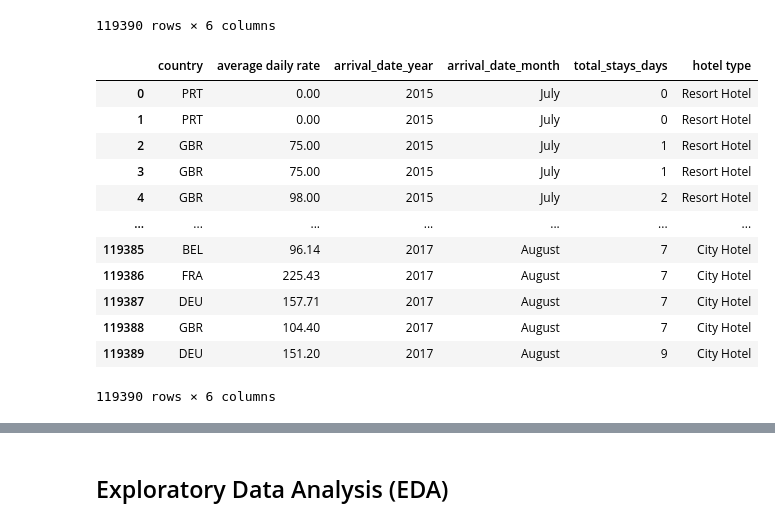
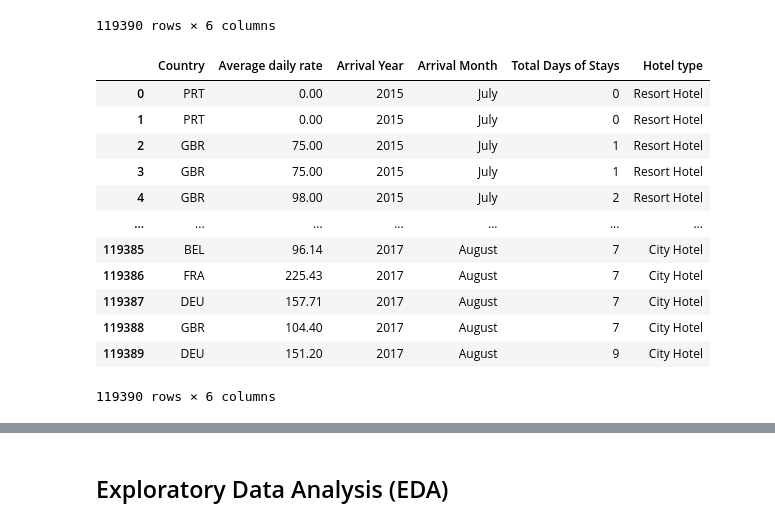
Before and after one commit to Kathyvng/Project1_Group6, a Jupyter notebook: Kathy_Analysis/Hotel_Price_Fluctuations.ipynb, the cells around one changed output, grey strips where cells are left out. Drawn from its saved outputs; the diff is of its cells as text; code cells hidden in the pictures.

```diff
--- a/Kathy_Analysis/Hotel_Price_Fluctuations.ipynb
+++ b/Kathy_Analysis/Hotel_Price_Fluctuations.ipynb
@@ -98,22 +64,26 @@ hotel_data
 | 119389 | City Hotel | 2017 | August | DEU | 151.20 | 9 |
 119390 rows × 6 columns
 # %%
-# Rearrange the columns
+# Rearrange the hotel_data columns
 columns_order = [
     'country', 'adr','arrival_date_year', 'arrival_date_month', 'total_stays_days', 'hotel'
 ] + [col for col in hotel_data.columns if col not in ['country', 'adr', 'arrival_date_year', 'arrival_date_month', 'total_stays_days', 'hotel']]
 
 hotel_data = hotel_data[columns_order]
 
-# Rename columns
+# Rename hotel_data columns
 hotel_data = hotel_data.rename(columns={
-    'adr': 'average daily rate',
-    'hotel': 'hotel type'
+    'country':'Country',
+    'adr': 'Average daily rate',
+    'hotel': 'Hotel type',
+    'arrival_date_year': 'Arrival Year',
+    'arrival_date_month': 'Arrival Month',
+    'total_stays_days': 'Total Days of Stays'
 })
 
 hotel_data
 # %% [output]
-|  | country | average daily rate | arrival_date_year | arrival_date_month | total_stays_days | hotel type |
+|  | Country | Average daily rate | Arrival Year | Arrival Month | Total Days of Stays | Hotel type |
 | 0 | PRT | 0.00 | 2015 | July | 0 | Resort Hotel |
 | 1 | PRT | 0.00 | 2015 | July | 0 | Resort Hotel |
 | 2 | GBR | 75.00 | 2015 | July | 1 | Resort Hotel |
```
Also changed, not shown: parts of 22 cells of this notebook.
